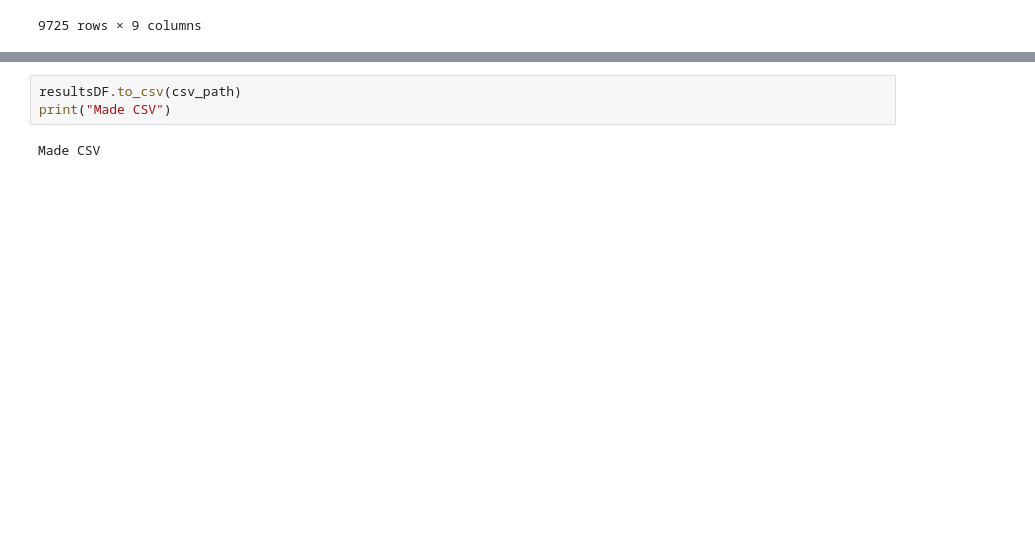
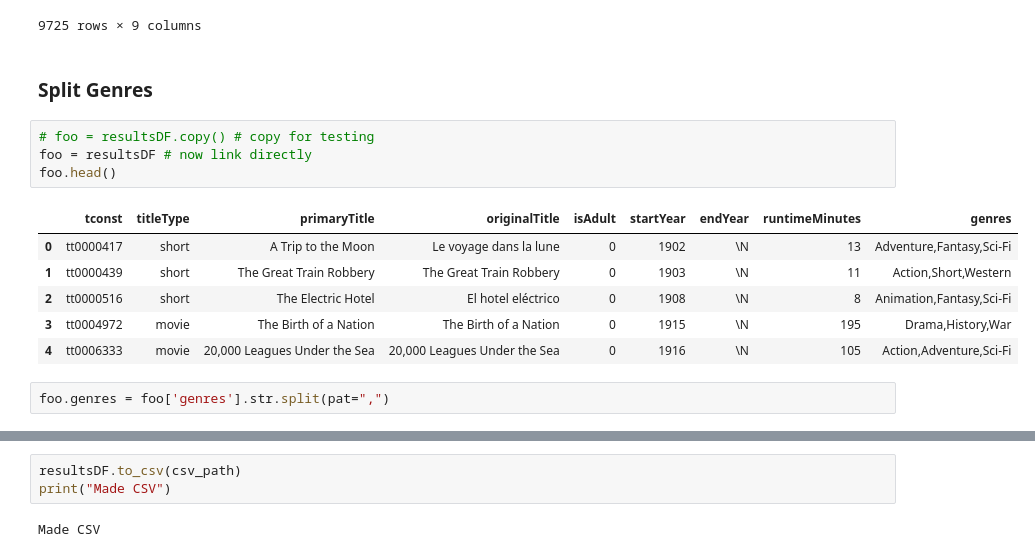
Before and after one commit to zachbogart/personalization_project, a Jupyter notebook: create_smaller_imdb.ipynb, the cells around one changed output, grey strips where cells are left out. Saved outputs shown, nothing was run; the diff lists cells and outputs as text; blank space fills up the shorter version.

```diff
--- a/create_smaller_imdb.ipynb
+++ b/create_smaller_imdb.ipynb
@@ -70,3 +76,18 @@ resultsDF
 | 9723 | tt7924798 | tvSpecial | Fred Armisen: Standup For Drummers | Fred Armisen: Standup For Drummers | 0 | 2018 | \N | 65 | Comedy |
 | 9724 | tt8391976 | movie | Bungou Stray Dogs: Dead Apple | Bungou Stray Dogs: Dead Apple | 0 | 2018 | \N | 90 | Animation |
 9725 rows × 9 columns
+# %% [markdown]
+### Split Genres
+# %%
+# foo = resultsDF.copy() # copy for testing
+foo = resultsDF # now link directly
+foo.head()
+# %% [output]
+|  | tconst | titleType | primaryTitle | originalTitle | isAdult | startYear | endYear | runtimeMinutes | genres |
+| 0 | tt0000417 | short | A Trip to the Moon | Le voyage dans la lune | 0 | 1902 | \N | 13 | Adventure,Fantasy,Sci-Fi |
+| 1 | tt0000439 | short | The Great Train Robbery | The Great Train Robbery | 0 | 1903 | \N | 11 | Action,Short,Western |
+| 2 | tt0000516 | short | The Electric Hotel | El hotel eléctrico | 0 | 1908 | \N | 8 | Animation,Fantasy,Sci-Fi |
+| 3 | tt0004972 | movie | The Birth of a Nation | The Birth of a Nation | 0 | 1915 | \N | 195 | Drama,History,War |
+| 4 | tt0006333 | movie | 20,000 Leagues Under the Sea | 20,000 Leagues Under the Sea | 0 | 1916 | \N | 105 | Action,Adventure,Sci-Fi |
+# %%
+foo.genres = foo['genres'].str.split(pat=",")
```
Also changed, not shown: parts of 13 cells of this notebook, 1 other file.
